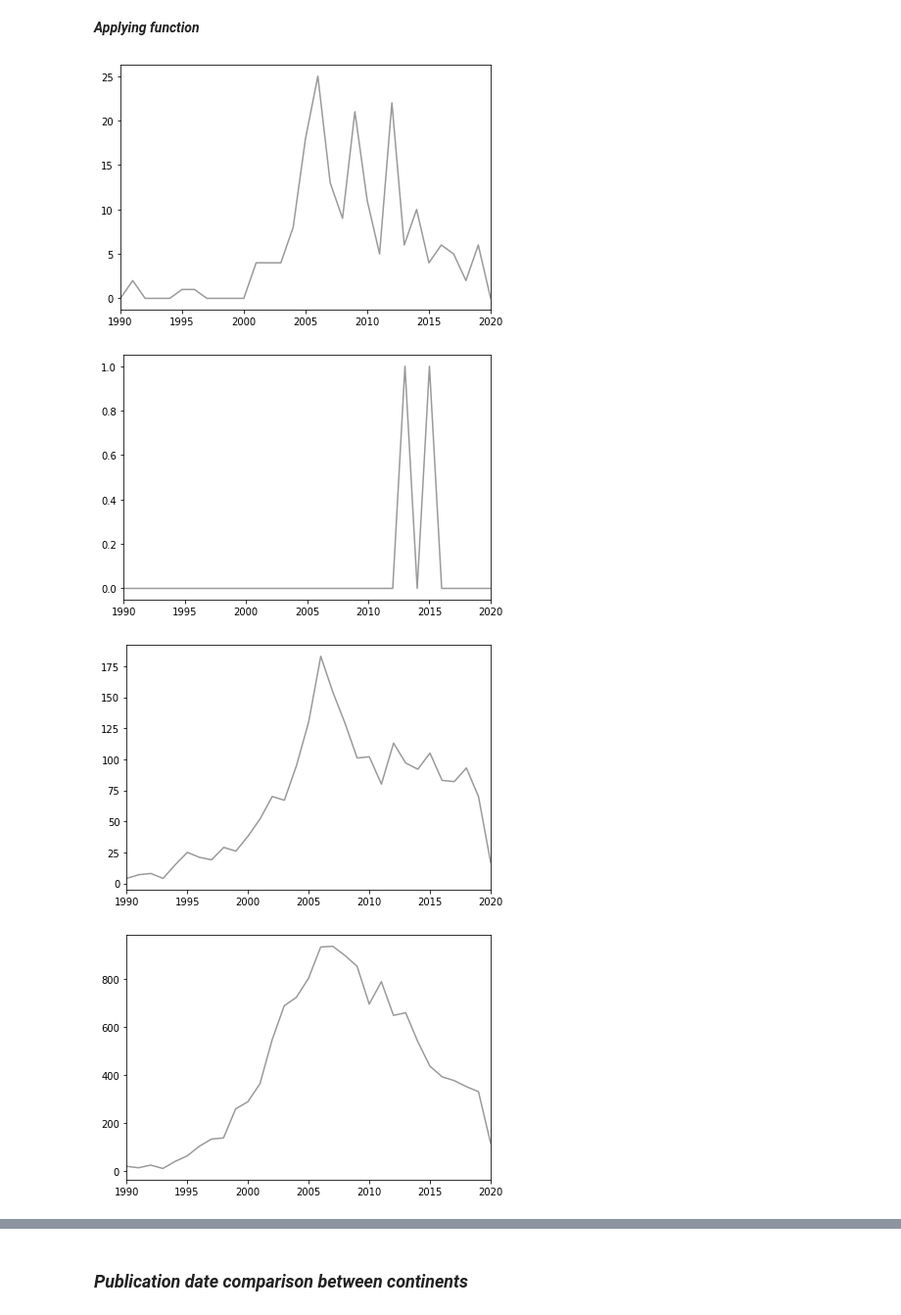
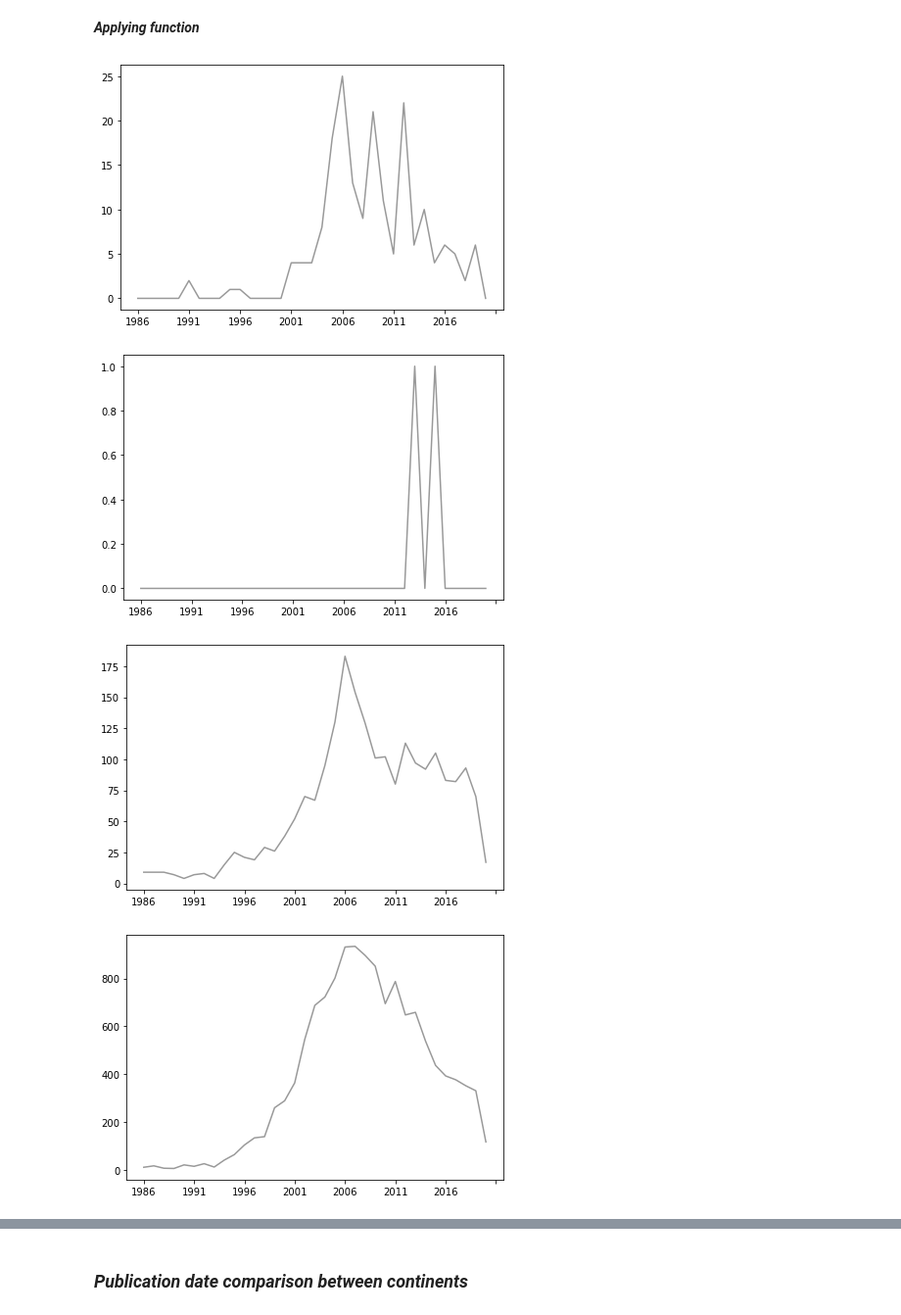
Before and after one commit to sarahrubia/eliscript, a Jupyter notebook: source/ELIScript_analysis.ipynb, the cells around one changed output, grey strips where cells are left out. Shown at 98% size. Saved outputs shown, nothing was run; the diff lists cells and outputs as text; code cells hidden in the pictures.

```diff
--- a/source/ELIScript_analysis.ipynb
+++ b/source/ELIScript_analysis.ipynb
@@ -1308,9 +1308,9 @@ def date_plot_by_continent(df, continent):
 # %%
 #cnames_plot = ['#FFC909', '#B3DEFF', '#35B39F', '#FF8582', '#FF7C52', '#327BB3', '#B33B36']
 
-date_plot_by_continent(t1, continents)
+date_plot_by_continent(df_date_counts, continents)
 # %% [output]
-[figure, old version]
+[figure, new version]
-[figure, old version]
+[figure, new version]
-[figure, old version]
+[figure, new version]
-[figure, old version]
+[figure, new version]
```
Also changed, not shown: parts of 29 cells of this notebook, 20 other files.
